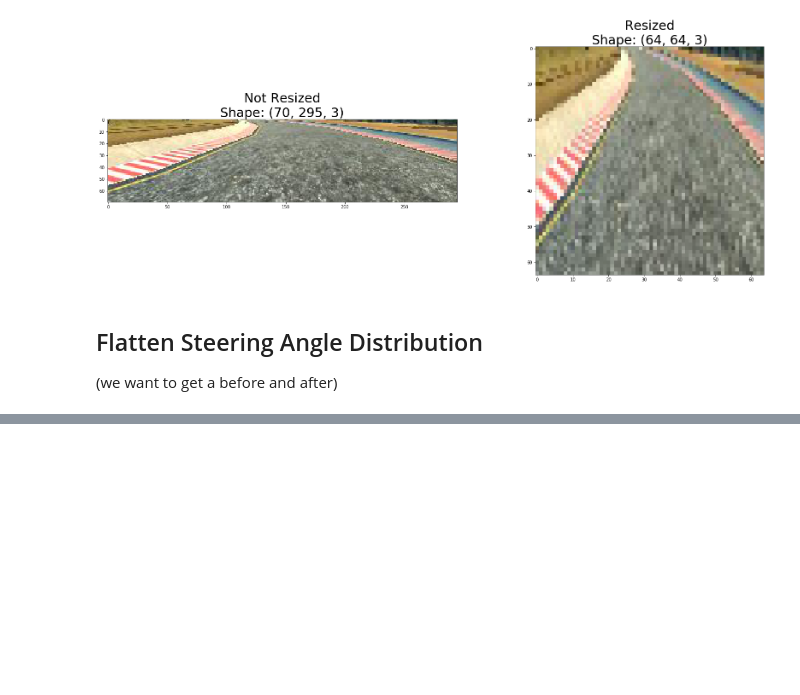
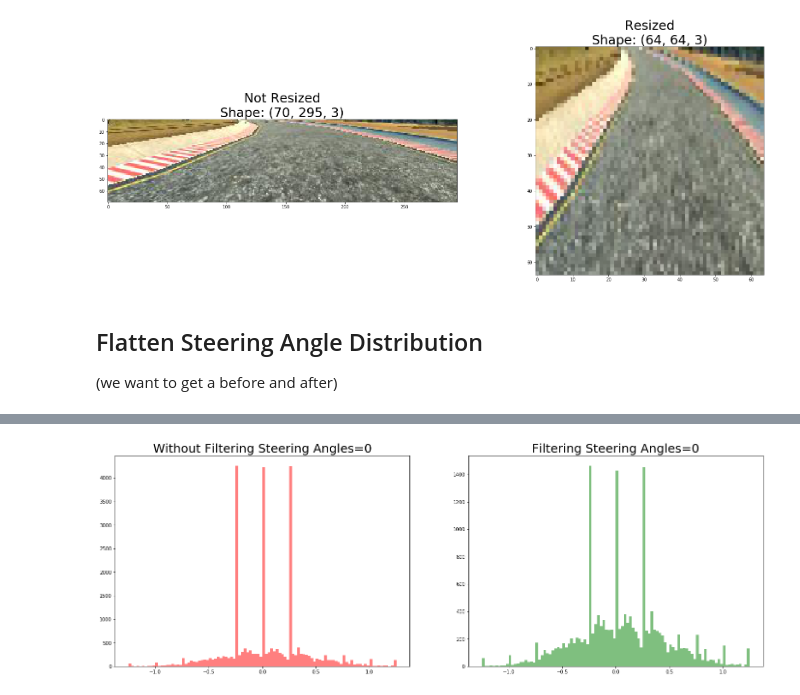
Before and after one commit to leclair-7/CarND-Behavioral-Cloning-P3, a Jupyter notebook: Preprocessing-Concepts.ipynb, the cells around one changed output, grey strips where cells are left out. Cells and saved outputs as stored; diff of their text form; code cells hidden in the pictures; blank space fills up the shorter version.

```diff
--- a/Preprocessing-Concepts.ipynb
+++ b/Preprocessing-Concepts.ipynb
@@ -207,0 +279,22 @@ data_shuffled = shuffle(data)
+# %%
+%matplotlib inline
+import matplotlib.pyplot as plt
+import numpy as np
+'''
+plt.hist(steering_angles2, bins=100)
+#plt.hist(steering_angles,bins=100)
+'''
+list1 = np.random.rand(10)*2.1
+list2 = np.random.rand(10)*3.
+bins = np.linspace(0, 1, 3)
+
+fig, ax = plt.subplots(1,2, figsize=(24, 8))
+ax[0].hist(steering_angles2, bins=100, alpha = 0.5, color = 'r')
+ax[0].set_title("Without Filtering Steering Angles=0", fontsize=25)
+ax[1].hist(steering_angles,bins=100, alpha = 0.5, color = 'g')
+ax[1].set_title("Filtering Steering Angles=0", fontsize=25)
+
+plt.savefig('./examples/Steering-angle-filters.png')
+plt.show()
+# %% [output]
+[figure, added]
```
Also changed, not shown: parts of 10 cells of this notebook, 7 other files.
